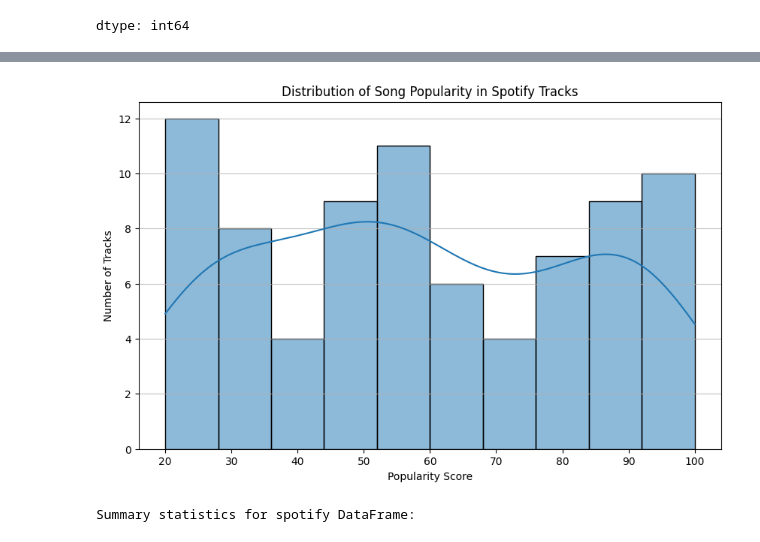
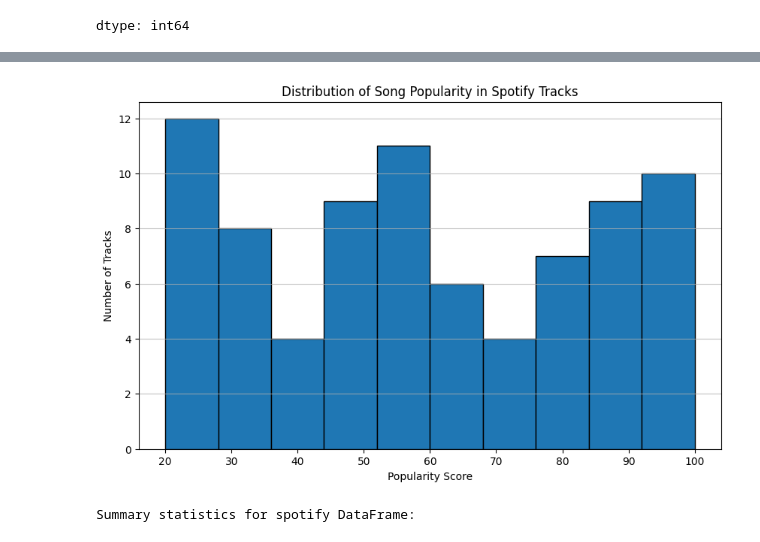
Before and after one commit to daddio466-prog/AI-Genre-Music-Project4, a Jupyter notebook: AI_Generated_Prompt_project_Final.ipynb, the cells around one changed output, grey strips where cells are left out. Drawn from its saved outputs; the diff is of its cells as text; code cells hidden in the pictures.

```diff
--- a/AI_Generated_Prompt_project_Final.ipynb
+++ b/AI_Generated_Prompt_project_Final.ipynb
@@ -368,3 +381,8 @@ Genre counts in prompts DataFrame:
 | ambient | 7 |
 | electronic | 4 |
 dtype: int64
+# %%
+import pandas as pd
+
+spotify = pd.read_csv("AI-Genre-Music-Project4/spotify_tracks.csv")
+spotify.head()
@@ -371,13 +396,12 @@ dtype: int64
 # %%
 import matplotlib.pyplot as plt
-import seaborn as sns
 
 plt.figure(figsize=(10, 6))
-sns.histplot(spotify['popularity'], kde=True, bins=10)
+plt.hist(spotify['popularity'], bins=10, edgecolor='black')
 plt.title('Distribution of Song Popularity in Spotify Tracks')
 plt.xlabel('Popularity Score')
 plt.ylabel('Number of Tracks')
 plt.grid(axis='y', alpha=0.75)
 plt.show()
 # %% [output]
-[figure, old version]
+[figure, new version]
```
Also changed, not shown: parts of 7 cells of this notebook.
